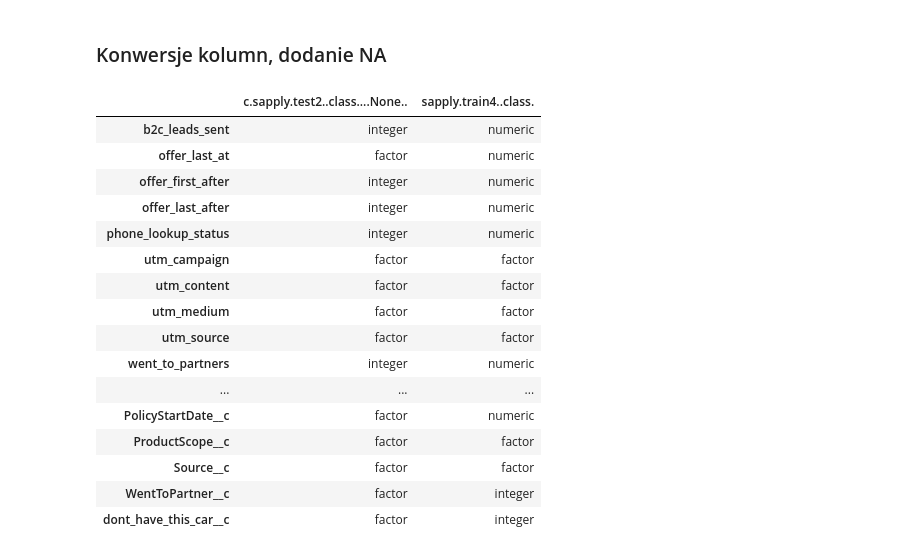
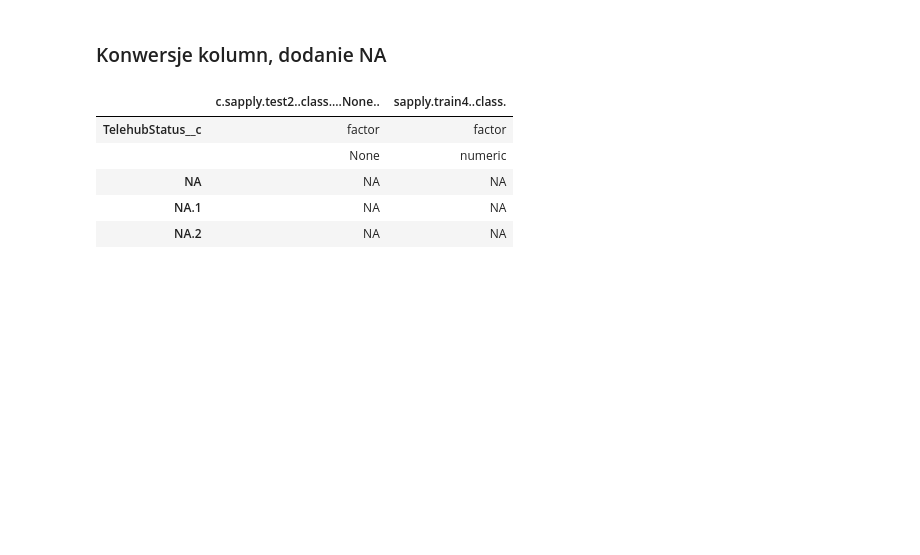
Before and after one commit to Noctiphobia/ABH-Classification, a Jupyter notebook: preproc_notebook.ipynb, the cells around one changed output. Saved outputs shown, nothing was run; the diff lists cells and outputs as text; code cells hidden in the pictures; blank space fills up the shorter version.

```diff
--- a/preproc_notebook.ipynb
+++ b/preproc_notebook.ipynb
@@ -897,26 +895,15 @@ dim(test2)
 ### Konwersje kolumn, dodanie NA
 # %%
 a = data.frame(c(sapply(test2,class),'None'),sapply(train4,class))
-# %%
-a[30:60,]
-# %% [output]
-|  | c.sapply.test2..class....None.. | sapply.train4..class. |
-| b2c_leads_sent | integer | numeric |
-| offer_last_at | factor | numeric |
-| offer_first_after | integer | numeric |
-| offer_last_after | integer | numeric |
-| phone_lookup_status | integer | numeric |
-| utm_campaign | factor | factor |
-| utm_content | factor | factor |
-| utm_medium | factor | factor |
-| utm_source | factor | factor |
-| went_to_partners | integer | numeric |
-| ... | ... | ... |
-| PolicyStartDate__c | factor | numeric |
-| ProductScope__c | factor | factor |
-| Source__c | factor | factor |
-| WentToPartner__c | factor | integer |
-| dont_have_this_car__c | factor | integer |
+# %%
+a[61:65,]
+# %% [output]
+|  | c.sapply.test2..class....None.. | sapply.train4..class. |
+| TelehubStatus__c | factor | factor |
+|  | None | numeric |
+| NA | NA | NA |
+| NA.1 | NA | NA |
+| NA.2 | NA | NA |
 # %%
 test2$etx_fuel_code = as.factor(test2$etx_fuel_code)
 
```
Also changed, not shown: parts of 54 cells of this notebook.
